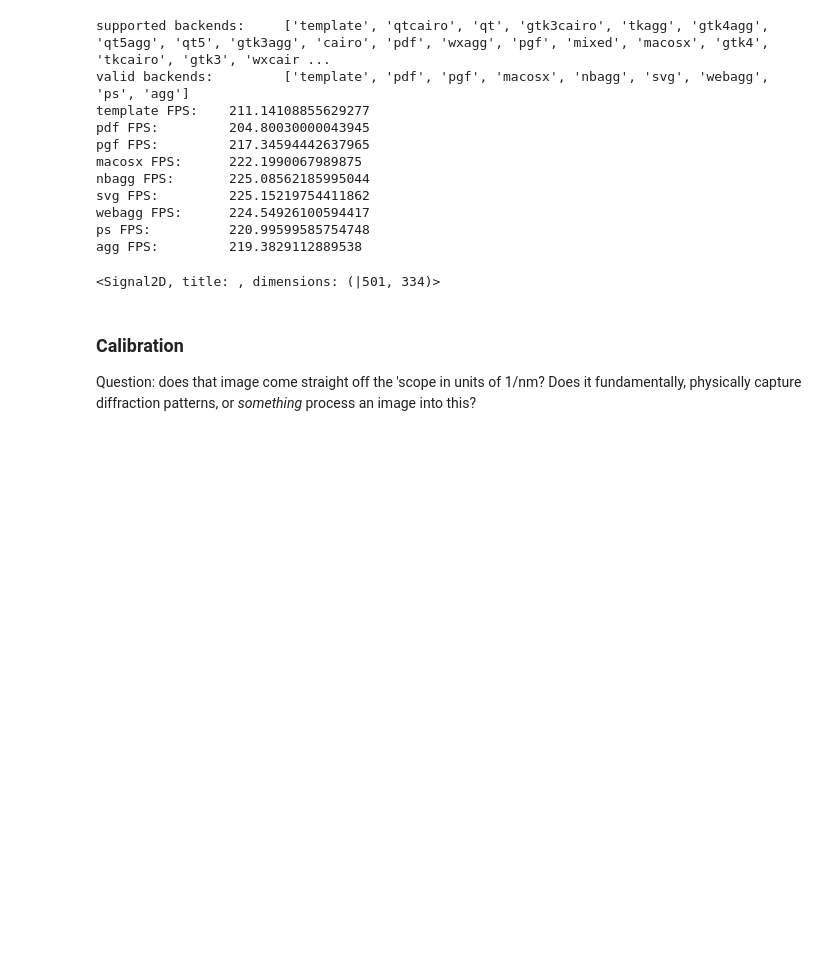
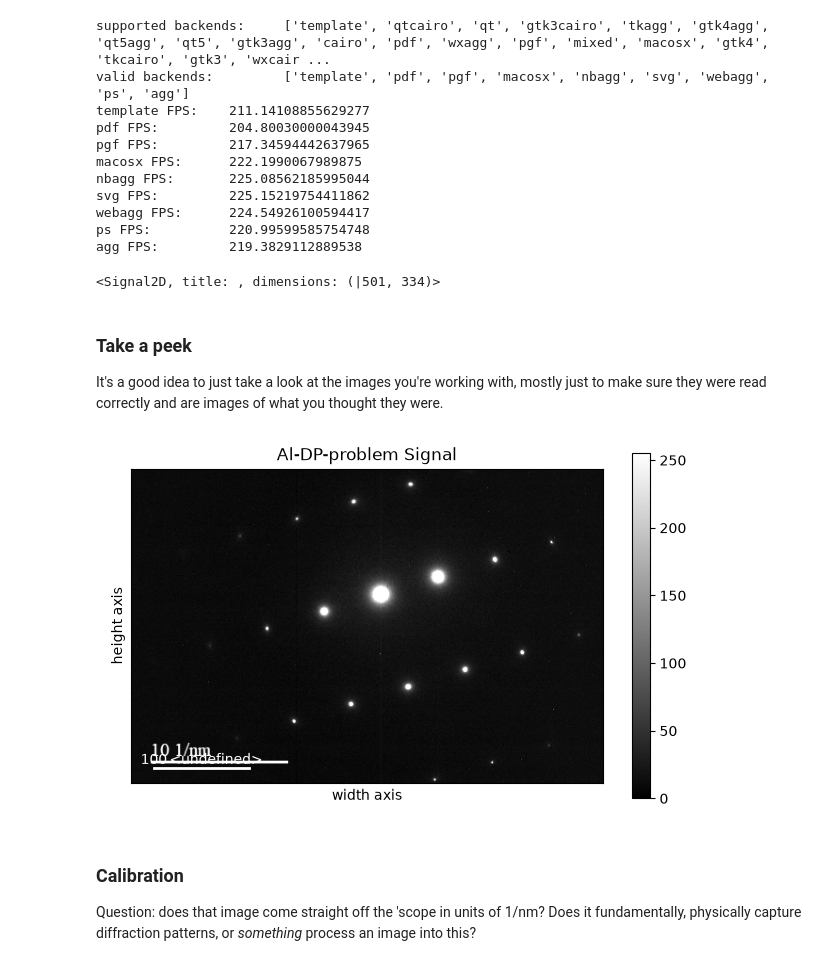
Before and after one commit to RENCI-NRIG/CITEAM-code, a Jupyter notebook: notebooks/DiffractionPlaying.ipynb, the cells around one changed output. Saved outputs shown, nothing was run; the diff lists cells and outputs as text; code cells hidden in the pictures; blank space fills up the shorter version.

```diff
--- a/notebooks/DiffractionPlaying.ipynb
+++ b/notebooks/DiffractionPlaying.ipynb
@@ -115,6 +106,14 @@ s = hs.load("../aluminumData/Al-DP-problem.tif")
 print(s)
 # %% [output]
 <Signal2D, title: , dimensions: (|501, 334)>
+# %% [markdown]
+### Take a peek
+
+It's a good idea to just take a look at the images you're working with, mostly just to make sure they were read correctly and are images of what you thought they were.
+# %%
+s.plot()
+# %% [output]
+[figure, added]
 # %% [markdown]
 ### Calibration
 
```
Also changed, not shown: parts of 17 cells of this notebook, 1 other file.
